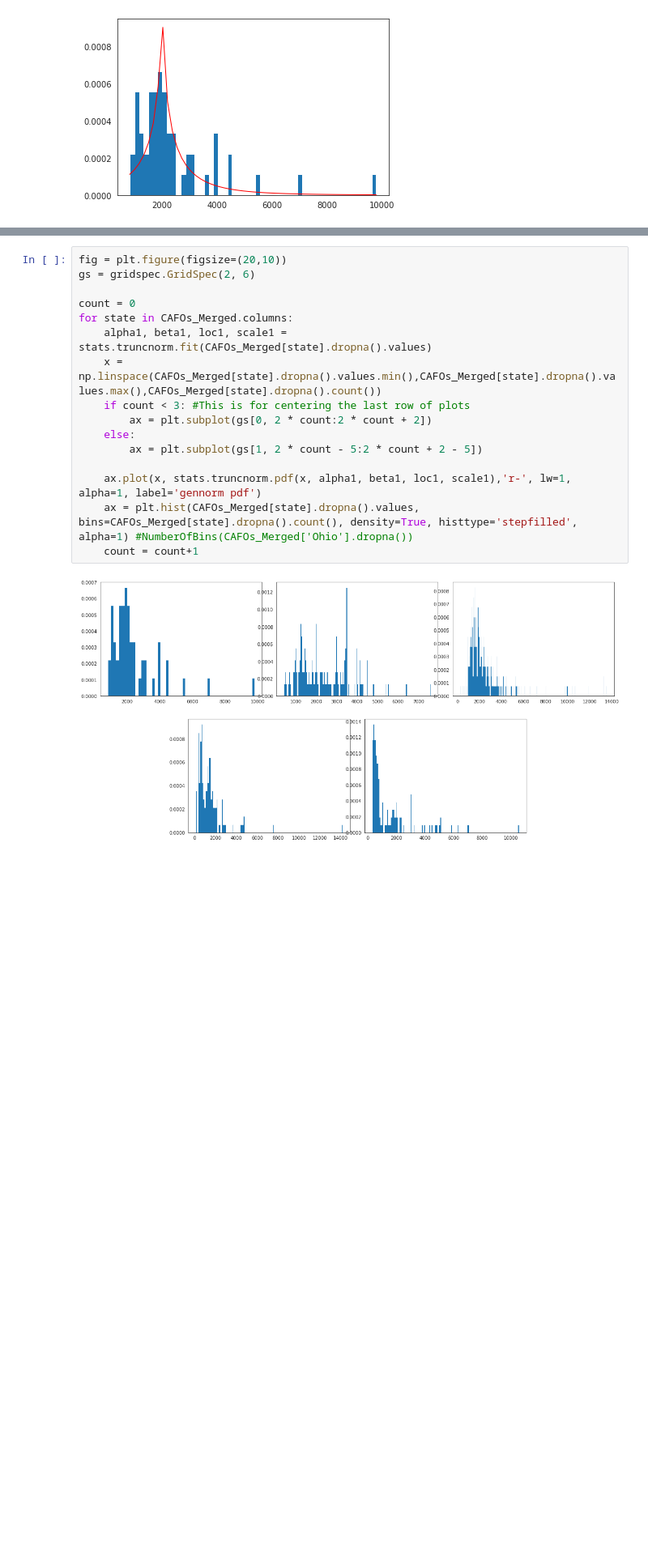
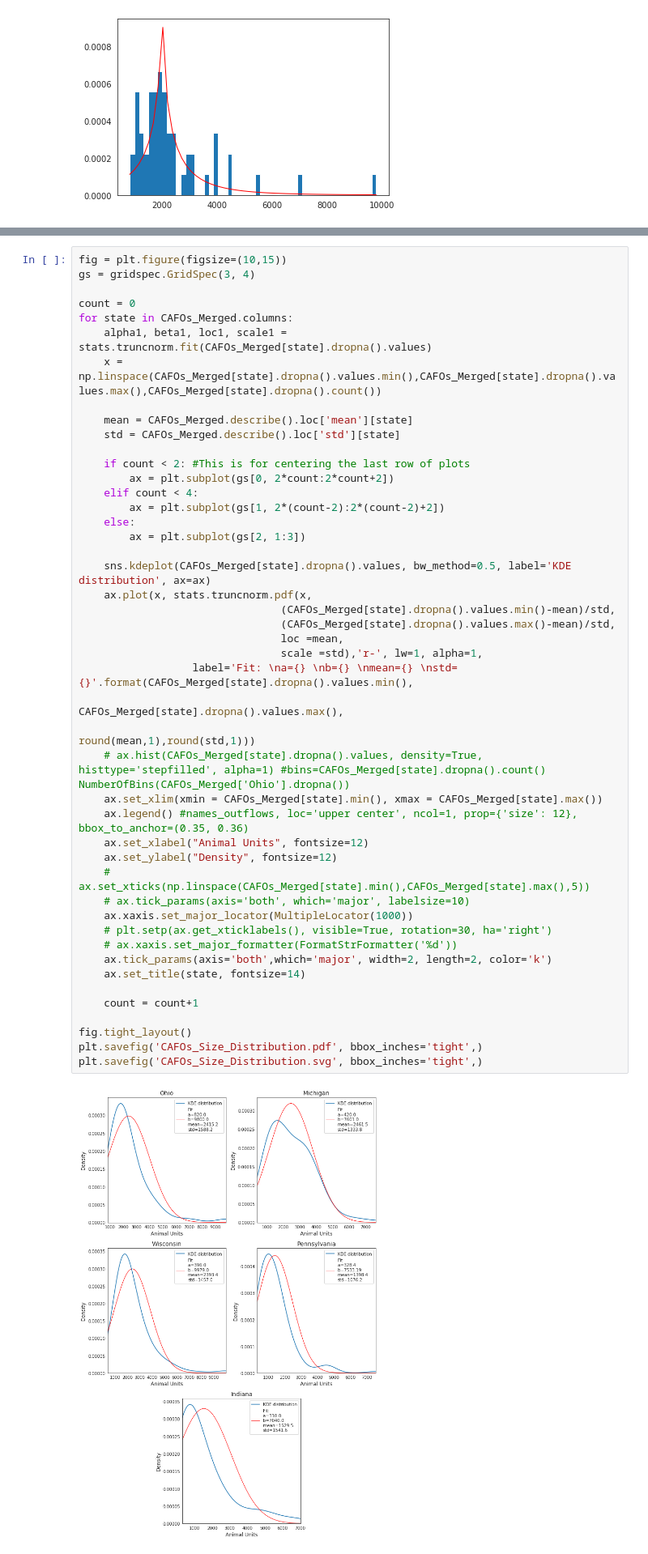
Before and after one commit to emartinher-ULaval/Ontario_P-FlowsRecovery, a Jupyter notebook: Data/CAFOSSizesDistributions/CAFOS_Sizes_Distributions.ipynb, the cells around one changed output, grey strips where cells are left out. Shown at 81% size. Saved outputs shown, nothing was run; the diff lists cells and outputs as text; blank space fills up the shorter version.

Commit message:
Cafos dsitribution

```diff
--- a/Data/CAFOSSizesDistributions/CAFOS_Sizes_Distributions.ipynb
+++ b/Data/CAFOSSizesDistributions/CAFOS_Sizes_Distributions.ipynb
@@ -252,20 +256,50 @@ ax = plt.hist(CAFOs_Merged['Ohio'].dropna().values, bins=CAFOs_Merged['Ohio'].dr
 # %%
-fig = plt.figure(figsize=(20,10))
-gs = gridspec.GridSpec(2, 6)
+fig = plt.figure(figsize=(10,15))
+gs = gridspec.GridSpec(3, 4)
 
 count = 0
 for state in CAFOs_Merged.columns:
     alpha1, beta1, loc1, scale1 = stats.truncnorm.fit(CAFOs_Merged[state].dropna().values)
     x = np.linspace(CAFOs_Merged[state].dropna().values.min(),CAFOs_Merged[state].dropna().values.max(),CAFOs_Merged[state].dropna().count())
-    if count < 3: #This is for centering the last row of plots
-        ax = plt.subplot(gs[0, 2 * count:2 * count + 2])
+
+    mean = CAFOs_Merged.describe().loc['mean'][state]
+    std = CAFOs_Merged.describe().loc['std'][state]
+
+    if count < 2: #This is for centering the last row of plots
+        ax = plt.subplot(gs[0, 2*count:2*count+2])
+    elif count < 4:
+        ax = plt.subplot(gs[1, 2*(count-2):2*(count-2)+2])
     else:
-        ax = plt.subplot(gs[1, 2 * count - 5:2 * count + 2 - 5])
+        ax = plt.subplot(gs[2, 1:3])
 
-    ax.plot(x, stats.truncnorm.pdf(x, alpha1, beta1, loc1, scale1),'r-', lw=1, alpha=1, label='gennorm pdf')
-    ax = plt.hist(CAFOs_Merged[state].dropna().values, bins=CAFOs_Merged[state].dropna().count(), density=True, histtype='stepfilled', alpha=1) #NumberOfBins(CAFOs_Merged['Ohio'].dropna())
+    sns.kdeplot(CAFOs_Merged[state].dropna().values, bw_method=0.5, label='KDE distribution', ax=ax)
+    ax.plot(x, stats.truncnorm.pdf(x,
+                                (CAFOs_Merged[state].dropna().values.min()-mean)/std,
+                                (CAFOs_Merged[state].dropna().values.max()-mean)/std,
+                                loc =mean,
+                                scale =std),'r-', lw=1, alpha=1,
+                  label='Fit: \na={} \nb={} \nmean={} \nstd={}'.format(CAFOs_Merged[state].dropna().values.min(),
+                                                                  CAFOs_Merged[state].dropna().values.max(),
+                                                                 round(mean,1),round(std,1)))
+    # ax.hist(CAFOs_Merged[state].dropna().values, density=True, histtype='stepfilled', alpha=1) #bins=CAFOs_Merged[state].dropna().count() NumberOfBins(CAFOs_Merged['Ohio'].dropna())
+    ax.set_xlim(xmin = CAFOs_Merged[state].min(), xmax = CAFOs_Merged[state].max())
+    ax.legend() #names_outflows, loc='upper center', ncol=1, prop={'size': 12}, bbox_to_anchor=(0.35, 0.36)
+    ax.set_xlabel("Animal Units", fontsize=12)
+    ax.set_ylabel("Density", fontsize=12)
+    # ax.set_xticks(np.linspace(CAFOs_Merged[state].min(),CAFOs_Merged[state].max(),5))
+    # ax.tick_params(axis='both', which='major', labelsize=10)
+    ax.xaxis.set_major_locator(MultipleLocator(1000))
+    # plt.setp(ax.get_xticklabels(), visible=True, rotation=30, ha='right')
+    # ax.xaxis.set_major_formatter(FormatStrFormatter('%d'))
+    ax.tick_params(axis='both',which='major', width=2, length=2, color='k')
+    ax.set_title(state, fontsize=14)
+
     count = count+1
+
+fig.tight_layout()
+plt.savefig('CAFOs_Size_Distribution.pdf', bbox_inches='tight',)
+plt.savefig('CAFOs_Size_Distribution.svg', bbox_inches='tight',)
 # %% [output]
-[figure, old version]
+[figure, new version]
 # %%
 beta1, loc1, scale1 = stats..fit(CAFOs_Merged['Wisconsin'].dropna().values)
```
Also changed, not shown: parts of 7 cells of this notebook, 2 other files.
